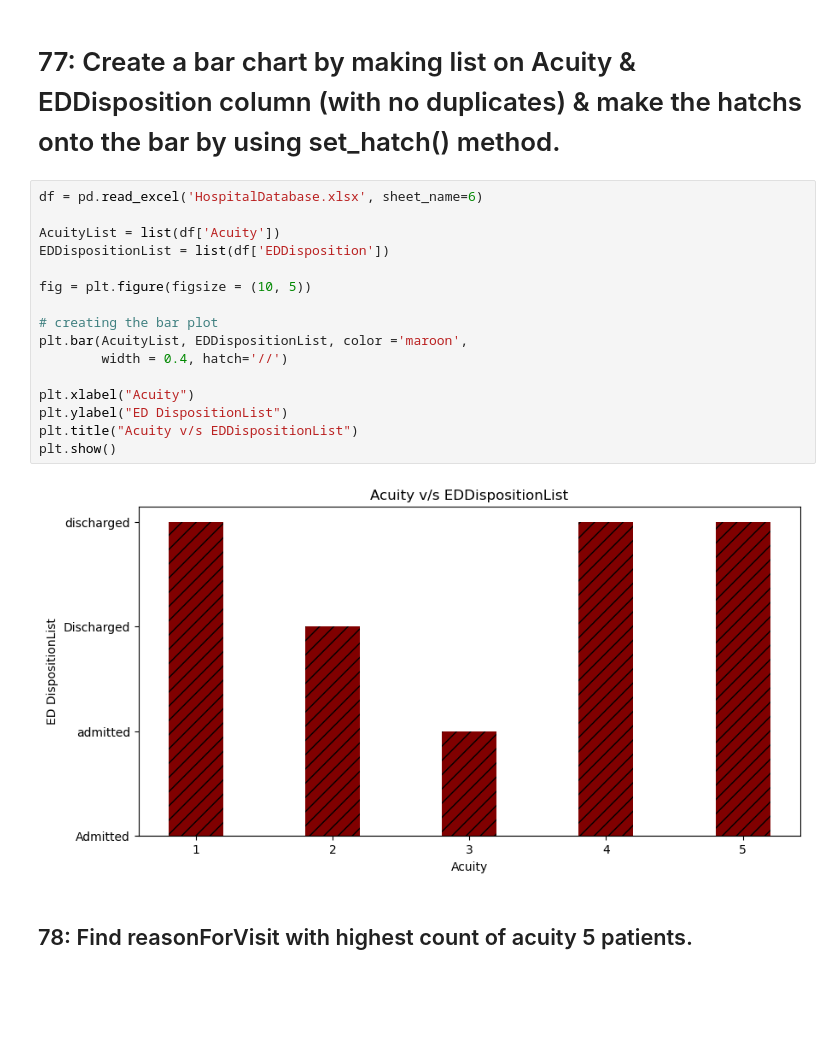
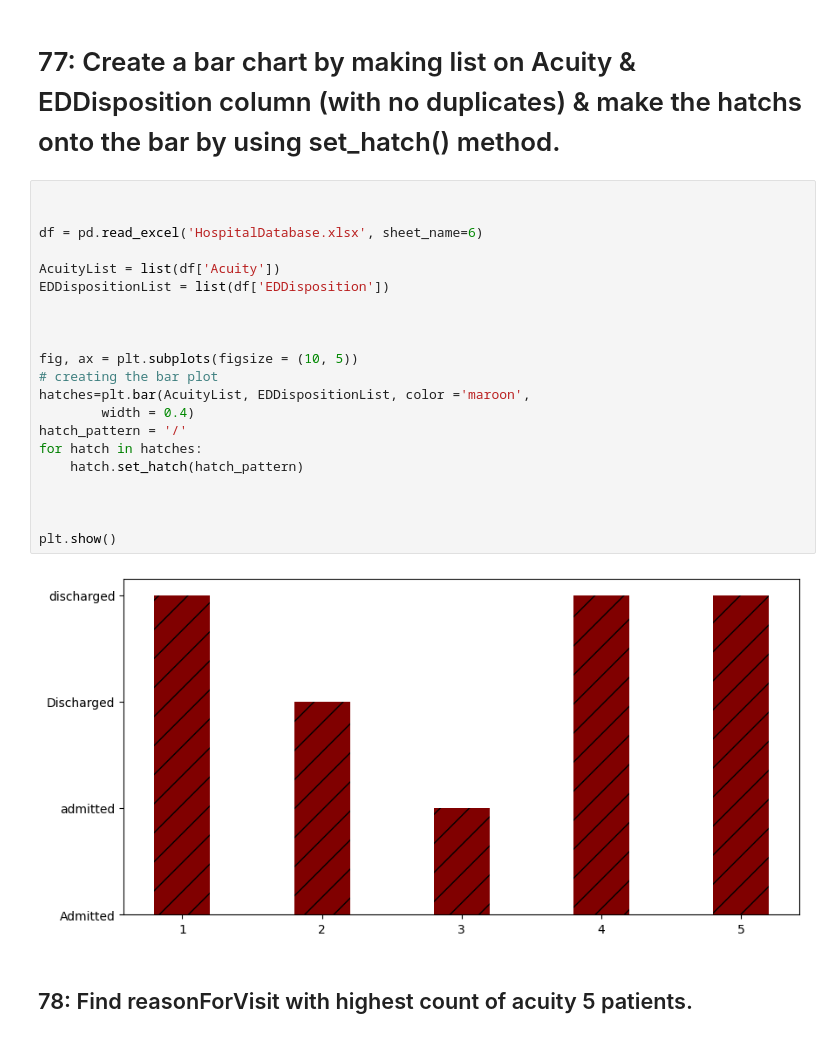
Before and after one commit to fathimadev35/PythonCoders, a Jupyter notebook: PythonCoders-Notebook.ipynb, the cells around one changed output. Cells and saved outputs as stored; diff of their text form; blank space fills up the shorter version.

Commit message:
updated set hatch method

```diff
--- a/PythonCoders-Notebook.ipynb
+++ b/PythonCoders-Notebook.ipynb
@@ -1590,23 +1590,28 @@ The last name of the patient is: Plain
 # %% [markdown]
 # 77: Create a bar chart by making list on Acuity & EDDisposition column (with no duplicates) & make the hatchs onto the bar by using set_hatch() method.
 # %%
+
+
 df = pd.read_excel('HospitalDatabase.xlsx', sheet_name=6)
 
 AcuityList = list(df['Acuity'])
 EDDispositionList = list(df['EDDisposition'])
 
-fig = plt.figure(figsize = (10, 5))
 
+
+fig, ax = plt.subplots(figsize = (10, 5))
 # creating the bar plot
-plt.bar(AcuityList, EDDispositionList, color ='maroon',
-        width = 0.4, hatch='//')
+hatches=plt.bar(AcuityList, EDDispositionList, color ='maroon',
+        width = 0.4)
+hatch_pattern = '/'
+for hatch in hatches:
+    hatch.set_hatch(hatch_pattern)
 
-plt.xlabel("Acuity")
-plt.ylabel("ED DispositionList")
-plt.title("Acuity v/s EDDispositionList")
+
+
 plt.show()
 # %% [output]
-[figure, old version]
+[figure, new version]
 # %% [markdown]
 ## 78: Find reasonForVisit with highest count of acuity 5 patients.
 # %%
```
